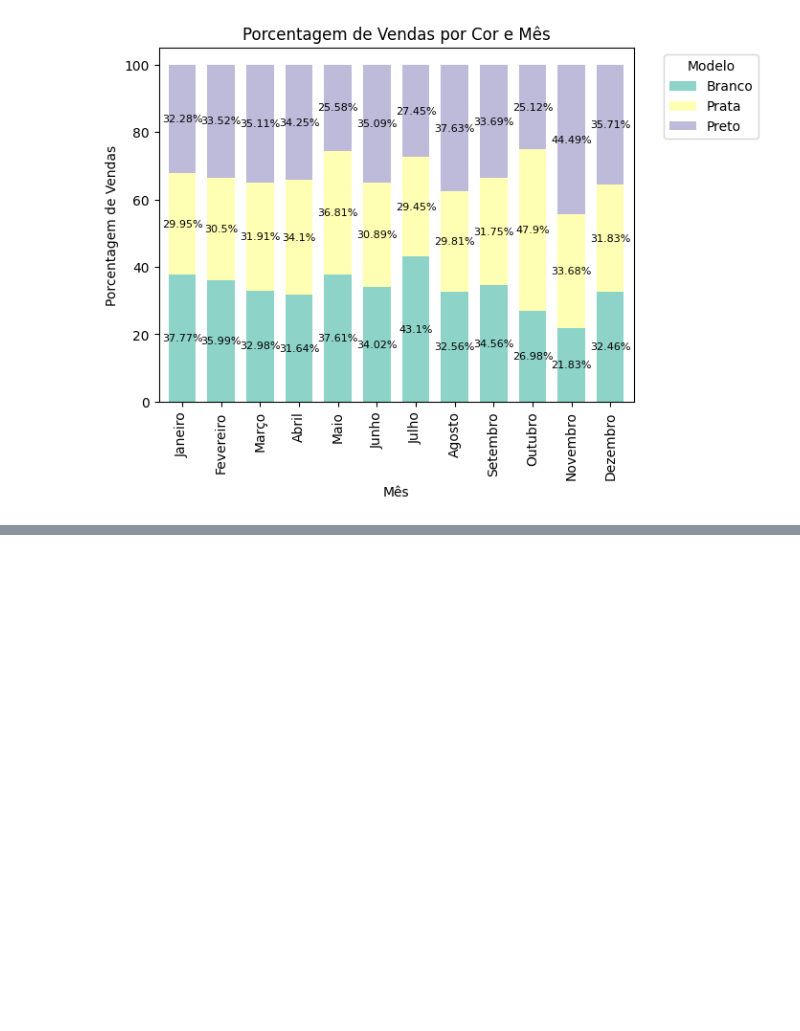
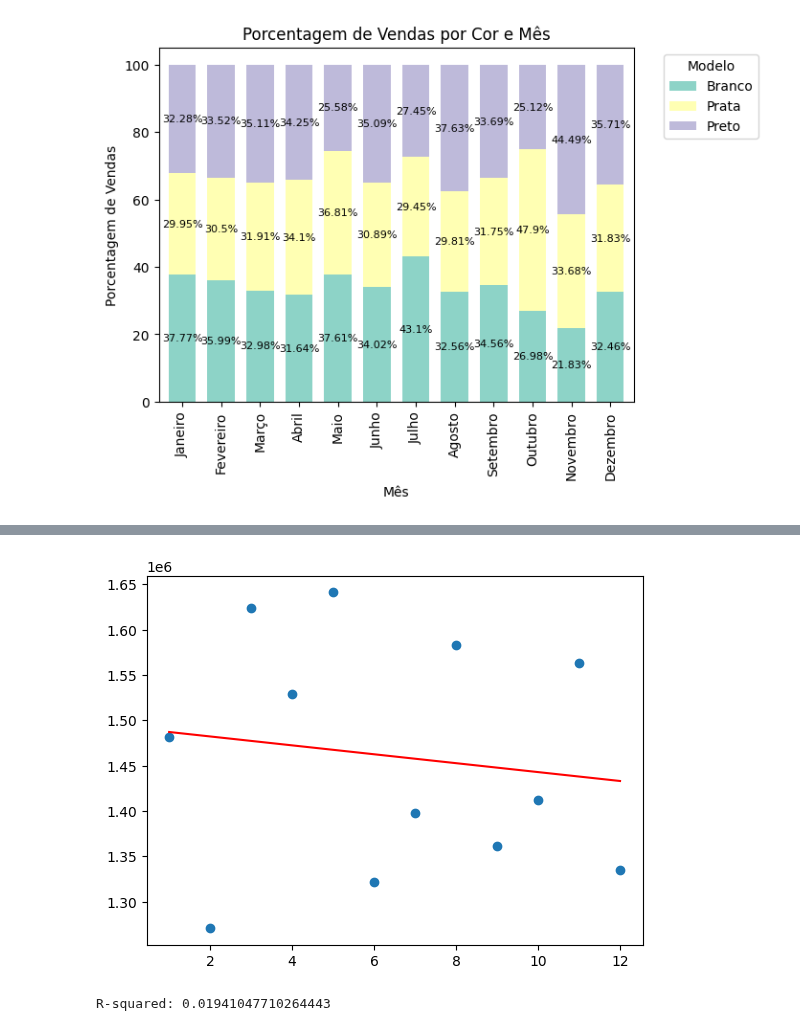
Before and after one commit to FabricioPP/Analise-de-Dados-Vendas-Notebook, a Jupyter notebook: AnaliseVendasNotebooks.ipynb, the cells around one changed output, grey strips where cells are left out. Cells and saved outputs as stored; diff of their text form; code cells hidden in the pictures; blank space fills up the shorter version.

```diff
--- a/AnaliseVendasNotebooks.ipynb
+++ b/AnaliseVendasNotebooks.ipynb
@@ -453,3 +391,3 @@ df.head()
 # %%
-df_novo = df.groupby('mes_nome')['total_vendas'].sum()
+df_novo = df.groupby('mes')['total_vendas'].sum()
 df_novo
@@ -493,0 +409,22 @@ print(f'Previsão de valor para o próximo mês: {valor_previsto[0]:,.2f}')
+# %%
+from sklearn.linear_model import LinearRegression
+
+# Cria um regressão linear
+model = LinearRegression()
+
+# Fit the model to the data
+model.fit(df_novo.index.values[:, np.newaxis], df_novo.values)
+
+# Make predictions
+predictions = model.predict(df_novo.index.values[:, np.newaxis])
+
+# Plot the data and the predictions
+plt.scatter(df_novo.index, df_novo.values)
+plt.plot(df_novo.index, predictions, color='red')
+plt.show()
+
+# Evaluate the model
+print('R-squared:', model.score(df_novo.index.values[:, np.newaxis], df_novo.values))
+# %% [output]
+[figure, added]
+R-squared: 0.01941047710264443
```
Also changed, not shown: parts of 6 cells of this notebook.
